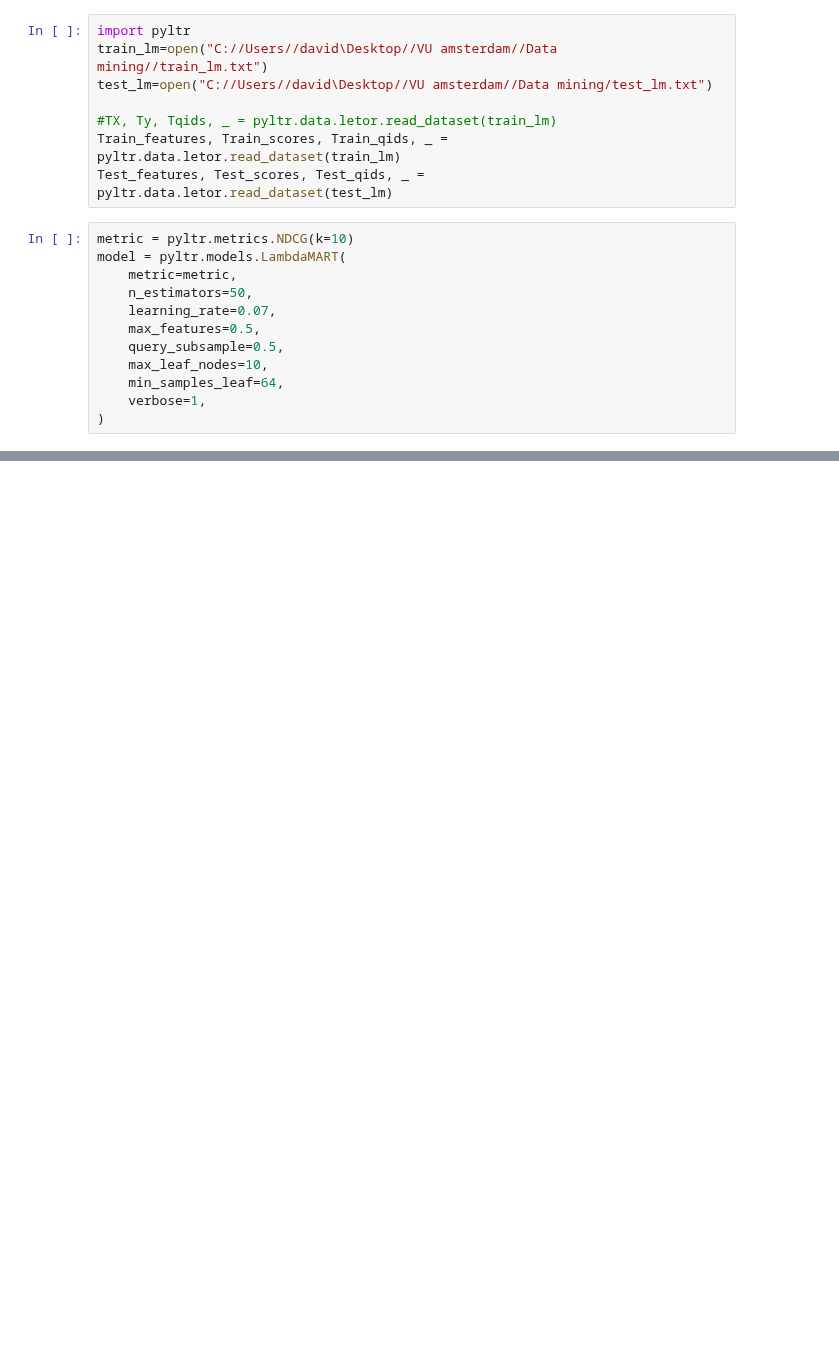
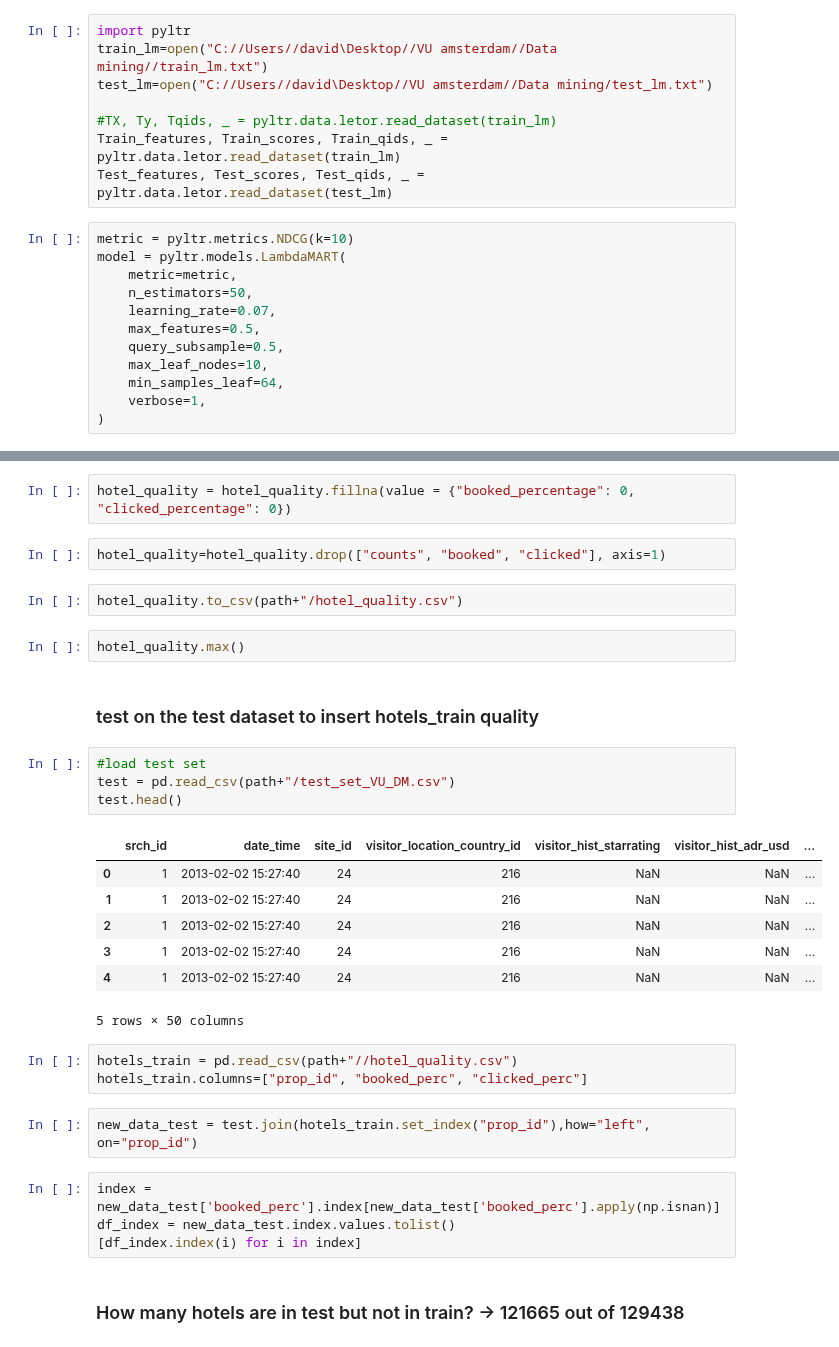
Before and after one commit to DavideBrex/Expedia-Hotels-recommendation-system, a Jupyter notebook: Test_ranking_models.ipynb, the cells around one changed output, grey strips where cells are left out. Cells and saved outputs as stored; diff of their text form; blank space fills up the shorter version.

```diff
--- a/Test_ranking_models.ipynb
+++ b/Test_ranking_models.ipynb
@@ -349,0 +352,33 @@ array([[  5.        , 219.        ,   3.5       , ...,   6.25      ,
+# %%
+hotel_quality = hotel_quality.fillna(value = {"booked_percentage": 0, "clicked_percentage": 0})
+# %%
+hotel_quality=hotel_quality.drop(["counts", "booked", "clicked"], axis=1)
+# %%
+hotel_quality.to_csv(path+"/hotel_quality.csv")
+# %%
+hotel_quality.max()
+# %% [markdown]
+### test on the test dataset to insert hotels_train quality
+# %%
+#load test set
+test = pd.read_csv(path+"/test_set_VU_DM.csv")
+test.head()
+# %% [output]
+|  | srch_id | date_time | site_id | visitor_location_country_id | visitor_hist_starrating | visitor_hist_adr_usd | ... |
+| 0 | 1 | 2013-02-02 15:27:40 | 24 | 216 | NaN | NaN | ... |
+| 1 | 1 | 2013-02-02 15:27:40 | 24 | 216 | NaN | NaN | ... |
+| 2 | 1 | 2013-02-02 15:27:40 | 24 | 216 | NaN | NaN | ... |
+| 3 | 1 | 2013-02-02 15:27:40 | 24 | 216 | NaN | NaN | ... |
+| 4 | 1 | 2013-02-02 15:27:40 | 24 | 216 | NaN | NaN | ... |
+5 rows × 50 columns
+# %%
+hotels_train = pd.read_csv(path+"//hotel_quality.csv")
+hotels_train.columns=["prop_id", "booked_perc", "clicked_perc"]
+# %%
+new_data_test = test.join(hotels_train.set_index("prop_id"),how="left", on="prop_id")
+# %%
+index = new_data_test['booked_perc'].index[new_data_test['booked_perc'].apply(np.isnan)]
+df_index = new_data_test.index.values.tolist()
+[df_index.index(i) for i in index]
+# %% [markdown]
+### How many hotels are in test but not in train? -> 121665 out of 129438
```
Also changed, not shown: parts of 8 cells of this notebook, 2 other files.
